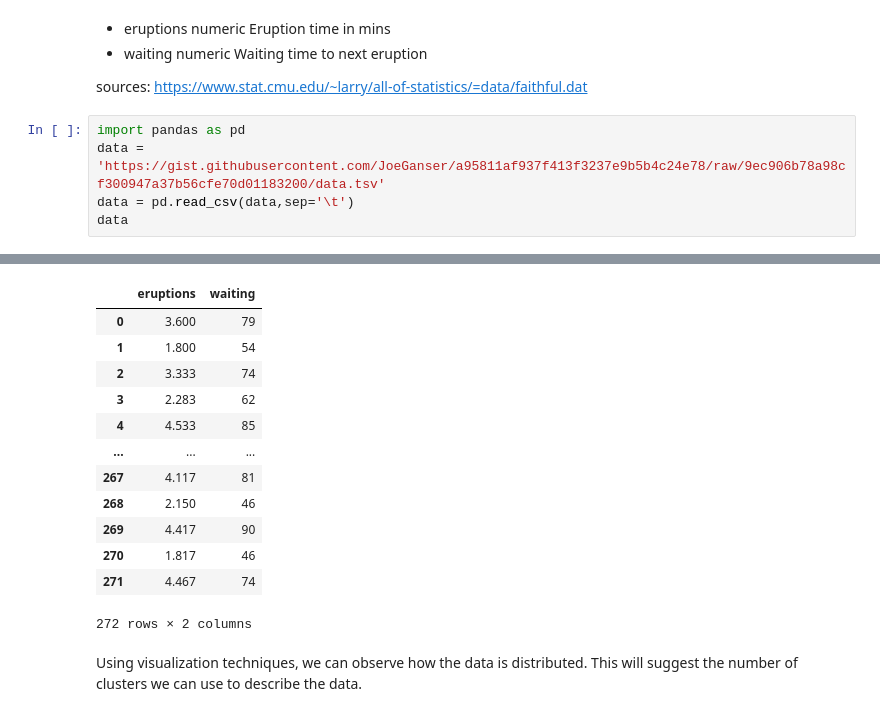
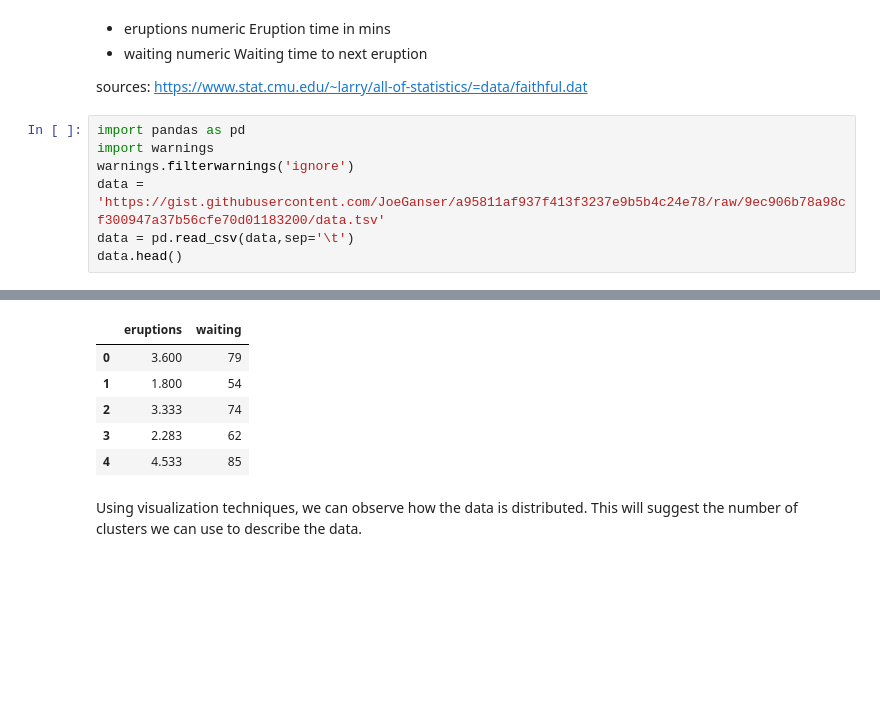
Before and after one commit to jkginfinite/teaching, a Jupyter notebook: Lectures/unsupervised_learning/GMM/GMM_notebook.ipynb, the cells around one changed output, grey strips where cells are left out. Cells and saved outputs as stored; diff of their text form; blank space fills up the shorter version.

```diff
--- a/Lectures/unsupervised_learning/GMM/GMM_notebook.ipynb
+++ b/Lectures/unsupervised_learning/GMM/GMM_notebook.ipynb
@@ -5,7 +5,9 @@
 sources: https://www.stat.cmu.edu/~larry/all-of-statistics/=data/faithful.dat
 # %%
 import pandas as pd
+import warnings
+warnings.filterwarnings('ignore')
 data = 'https://gist.githubusercontent.com/JoeGanser/a95811af937f413f3237e9b5b4c24e78/raw/9ec906b78a98cf300947a37b56cfe70d01183200/data.tsv'
 data = pd.read_csv(data,sep='\t')
-data
+data.head()
 # %% [output]
@@ -14,16 +16,9 @@ data
 |  | eruptions | waiting |
 | 0 | 3.600 | 79 |
 | 1 | 1.800 | 54 |
 | 2 | 3.333 | 74 |
 | 3 | 2.283 | 62 |
 | 4 | 4.533 | 85 |
-| ... | ... | ... |
-| 267 | 4.117 | 81 |
-| 268 | 2.150 | 46 |
-| 269 | 4.417 | 90 |
-| 270 | 1.817 | 46 |
-| 271 | 4.467 | 74 |
-272 rows × 2 columns
 # %% [markdown]
 Using visualization techniques, we can observe how the data is distributed. This will suggest the number of clusters we can use to describe the data.
 # %%
```
Also changed, not shown: parts of 8 cells of this notebook, 4 other files.
